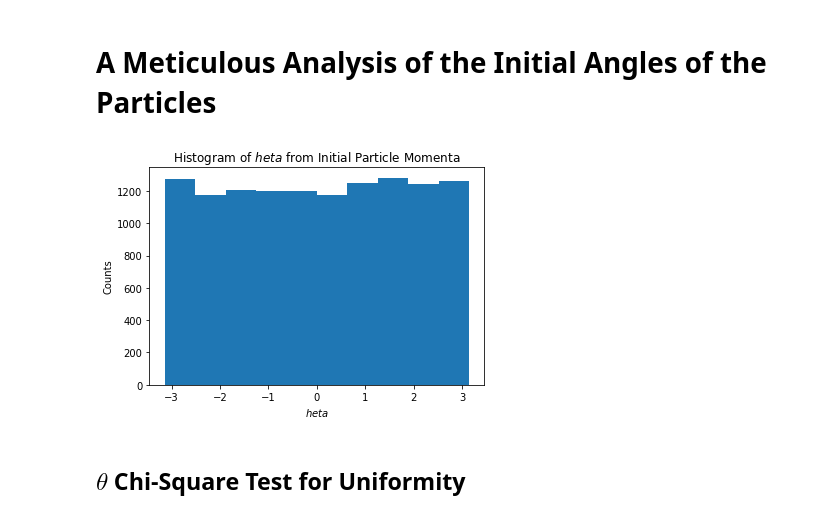
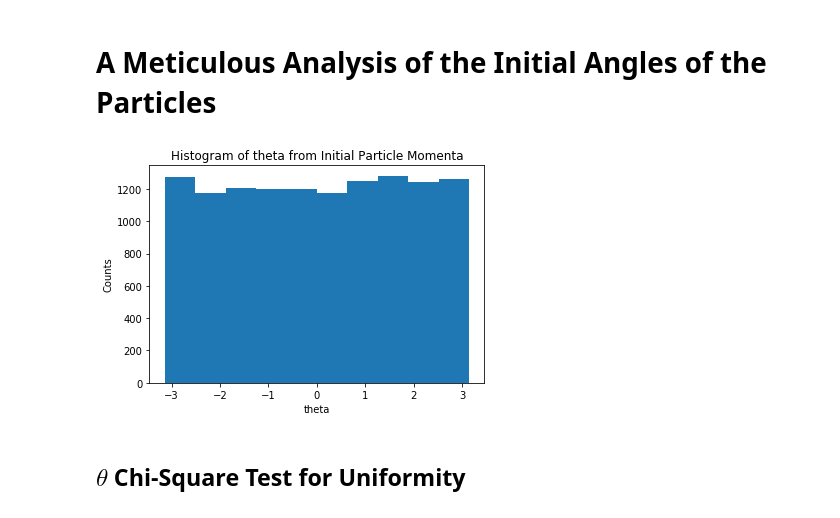
Before and after one commit to sqrider/MATH189_FINAL_PROJ, a Jupyter notebook: Joseph Notebook.ipynb, the cells around one changed output. Saved outputs shown, nothing was run; the diff lists cells and outputs as text; code cells hidden in the pictures.

```diff
--- a/Joseph Notebook.ipynb
+++ b/Joseph Notebook.ipynb
@@ -296,14 +300,14 @@ for i in range(0,particles_list[0].shape[0]):
     thetas.append(math.atan2(y,x))
     phis.append(math.acos(z/norms[i]))
 # %%
-plt.xlabel('$\theta$')
+plt.xlabel('theta')
 plt.ylabel('Counts')
-plt.title('Histogram of $\theta$ from Initial Particle Momenta')
+plt.title('Histogram of theta from Initial Particle Momenta')
 hpe_counts, hpe_partition, _ = plt.hist(thetas)
 hpe_counts = list(hpe_counts)
 hpe_partition = list(hpe_partition)
 # %% [output]
-[figure, old version]
+[figure, new version]
 # %% [markdown]
 ## $\theta$ Chi-Square Test for Uniformity
 # %%
```
Also changed, not shown: parts of 1 cell of this notebook.
